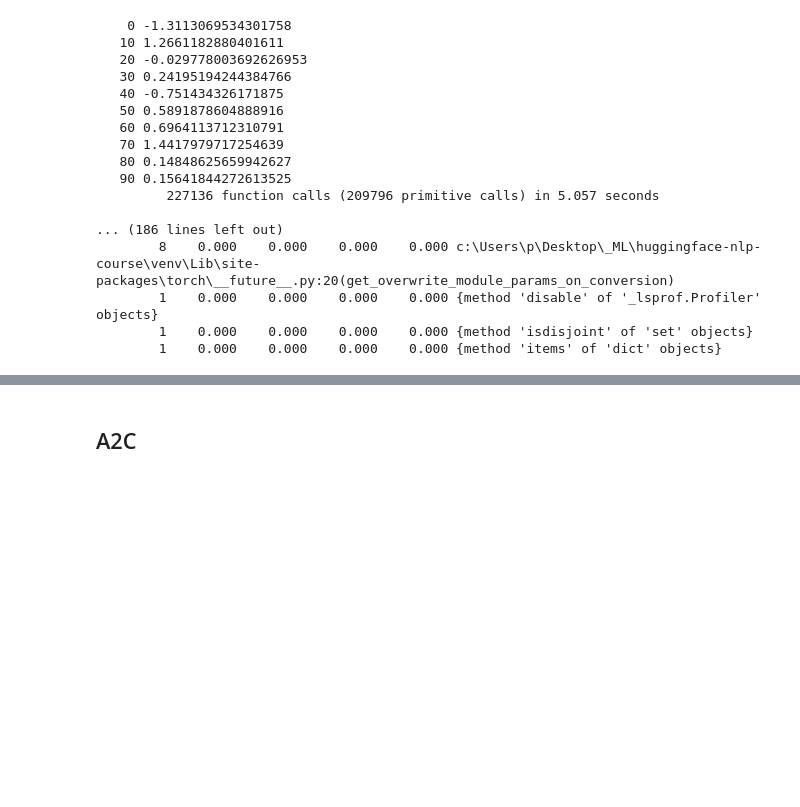
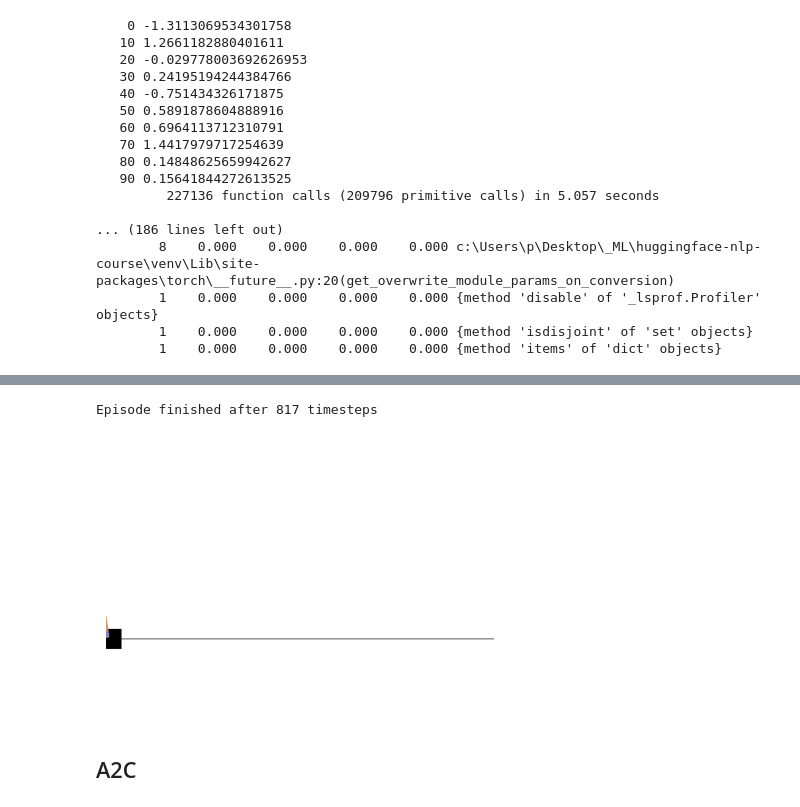
Before and after one commit to peluche/rl, a Jupyter notebook: gym.ipynb, the cells around one changed output, grey strips where cells are left out. Cells and saved outputs as stored; diff of their text form; code cells hidden in the pictures; blank space fills up the shorter version.

```diff
--- a/gym.ipynb
+++ b/gym.ipynb
@@ -261,0 +252,25 @@ print(profile_output)
+# %%
+class ReinforceBaselinePolicy(nn.Module):
+    def __init__(self, n_in, n_out, n_hidden=N_HIDDEN):
+        super().__init__()
+        self.f = nn.Sequential(
+            nn.Linear(n_in, n_hidden),
+            nn.ReLU(),
+            nn.Linear(n_hidden, n_out),
+            nn.Softmax(dim=-1)
+        )
+
+    def forward(self, x):
+        return self.f(x)
+
+class ReinforceBaselineValue(nn.Module):
+    def __init__(self, n_in, n_hidden=N_HIDDEN):
+        super().__init__()
+        self.f = nn.Sequential(
+            nn.Linear(n_in, n_hidden),
+            nn.ReLU(),
+            nn.Linear(n_hidden, 1)
+        )
+
+    def forward(self, x):
+        return self.f(x)
@@ -262,3 +343,8 @@ print(profile_output)
+# %%
+show_play(env, rb_policy)
+# %% [output]
+Episode finished after 817 timesteps
+[figure, added]
 # %% [markdown]
 ## A2C
 # %%
```
Also changed, not shown: parts of 11 cells of this notebook.
